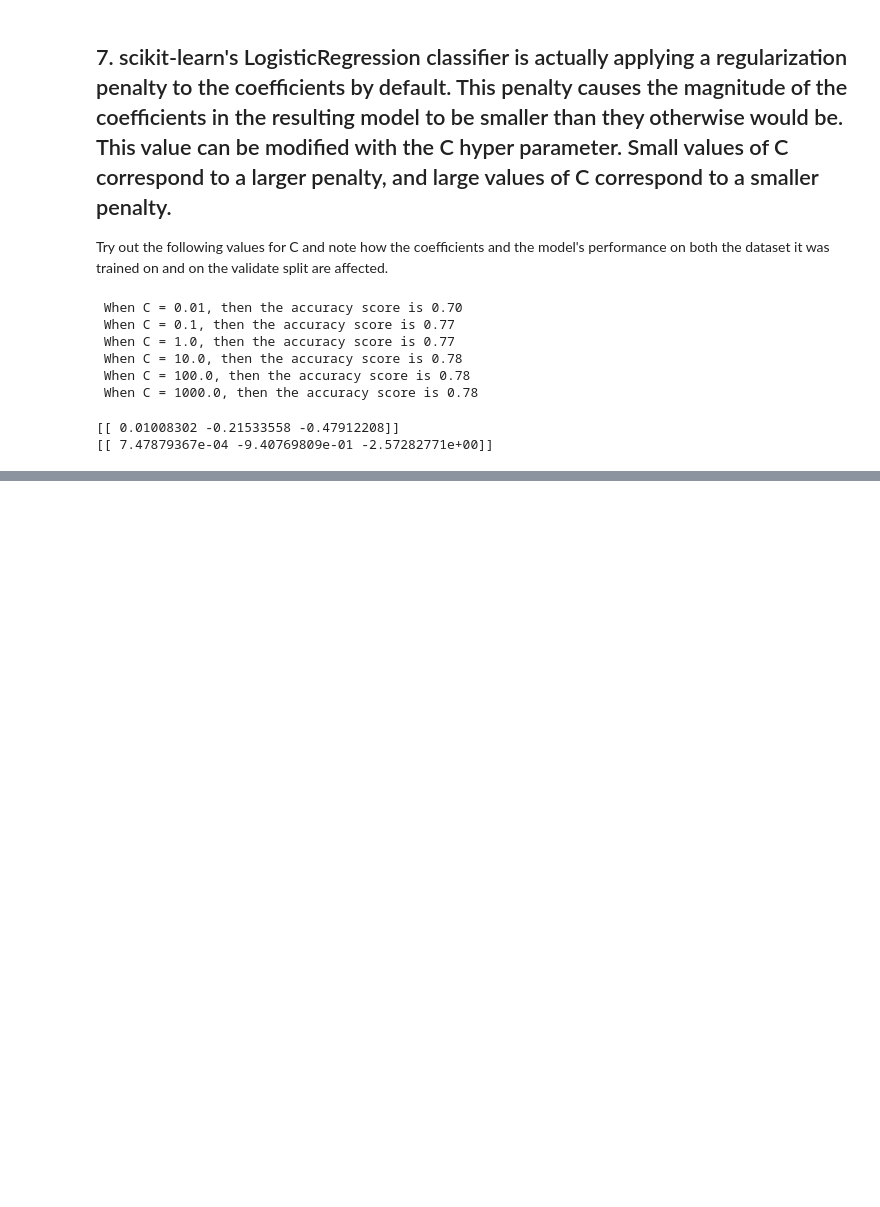
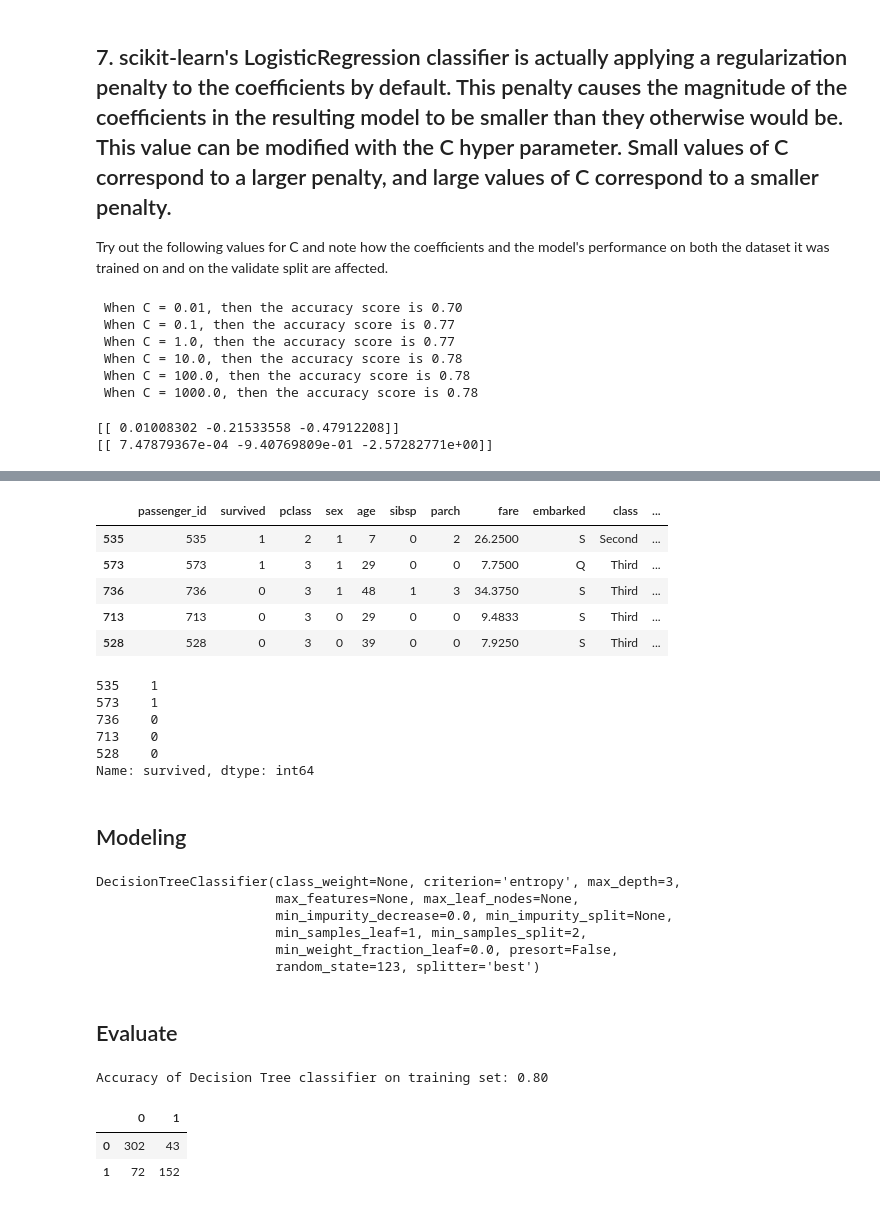
Before and after one commit to guedanie/ds-methodologies-exercises, a Jupyter notebook: classification/model.ipynb, the cells around one changed output, grey strips where cells are left out. Saved outputs shown, nothing was run; the diff lists cells and outputs as text; code cells hidden in the pictures; blank space fills up the shorter version.

```diff
--- a/classification/model.ipynb
+++ b/classification/model.ipynb
@@ -487,0 +514,25 @@ print(coefficients_2)
+# %%
+titanic.age = titanic.age.fillna(titanic.age.mean())
+titanic.age = titanic.age.astype(int)
+# %%
+def encode_sex(df):
+    '''
+    Returns a new dataframe with the ``sex`` column encoded.
+    '''
+    return df.assign(
+        sex=(df.sex == 'female').astype(int)
+    )
+# %%
+titanic = encode_sex(titanic)
+# %%
+train, test = train_test_split(titanic, random_state = 123, train_size=.8)
+train, validate = train_test_split(train, random_state = 123, train_size = .8)
+# %%
+train.head()
+# %% [output]
+|  | passenger_id | survived | pclass | sex | age | sibsp | parch | fare | embarked | class | ... |
+| 535 | 535 | 1 | 2 | 1 | 7 | 0 | 2 | 26.2500 | S | Second | ... |
+| 573 | 573 | 1 | 3 | 1 | 29 | 0 | 0 | 7.7500 | Q | Third | ... |
+| 736 | 736 | 0 | 3 | 1 | 48 | 1 | 3 | 34.3750 | S | Third | ... |
+| 713 | 713 | 0 | 3 | 0 | 29 | 0 | 0 | 9.4833 | S | Third | ... |
+| 528 | 528 | 0 | 3 | 0 | 39 | 0 | 0 | 7.9250 | S | Third | ... |
@@ -487,0 +546,11 @@ print(coefficients_2)
+# %%
+y_train.head()
+# %% [output]
+535    1
+573    1
+736    0
+713    0
+528    0
+Name: survived, dtype: int64
+# %% [markdown]
+## Modeling
@@ -487,0 +559,14 @@ print(coefficients_2)
+# %%
+# Create the thing
+
+clf = DecisionTreeClassifier(criterion='entropy', max_depth=3, random_state=123)
+
+# Fit the the thing
+clf.fit(X_train, y_train)
+# %% [output]
+DecisionTreeClassifier(class_weight=None, criterion='entropy', max_depth=3,
+                       max_features=None, max_leaf_nodes=None,
+                       min_impurity_decrease=0.0, min_impurity_split=None,
+                       min_samples_leaf=1, min_samples_split=2,
+                       min_weight_fraction_leaf=0.0, presort=False,
+                       random_state=123, splitter='best')
@@ -487,0 +583,15 @@ print(coefficients_2)
+# %% [markdown]
+##  Evaluate
+# %%
+print('Accuracy of Decision Tree classifier on training set: {:.2f}'
+     .format(clf.score(X_train, y_train)))
+# %% [output]
+Accuracy of Decision Tree classifier on training set: 0.80
+# %%
+labels = sorted(titanic.survived.unique())
+
+pd.DataFrame(confusion_matrix(evaluation.actual, evaluation.iloc[:,1]), index = labels, columns = labels)
+# %% [output]
+|  | 0 | 1 |
+| 0 | 302 | 43 |
+| 1 | 72 | 152 |
```
Also changed, not shown: parts of 47 cells of this notebook.
